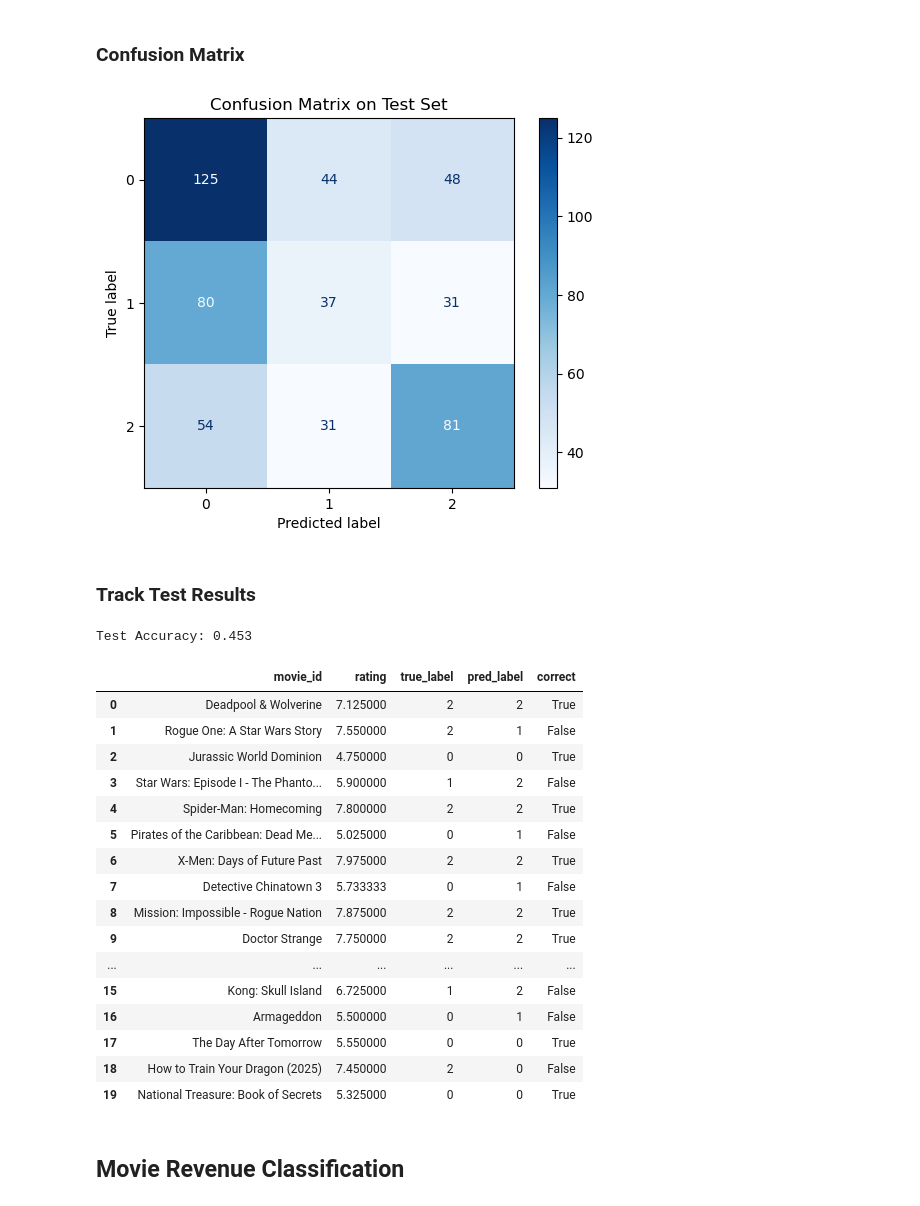
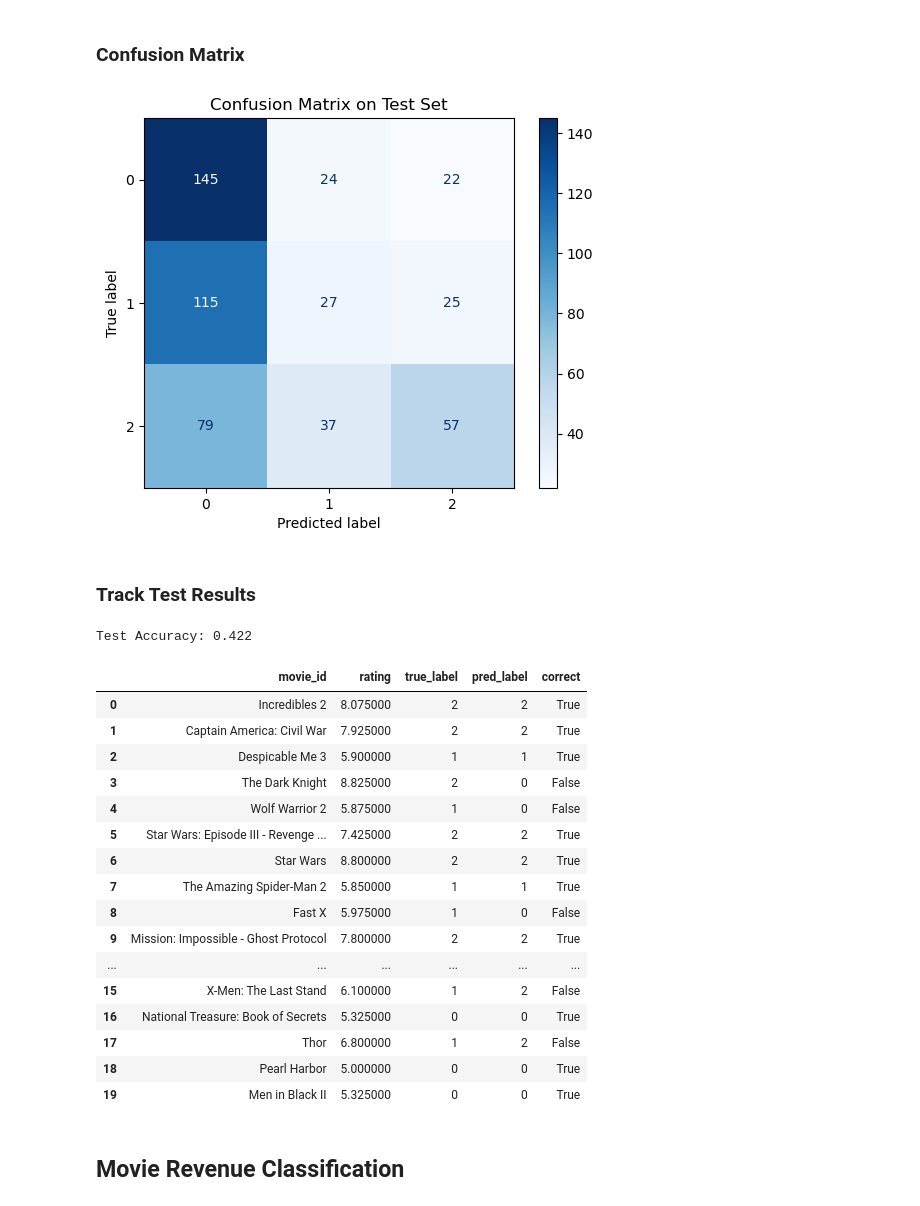
Before and after one commit to gentrylamb/dsan6400-final-project, a Jupyter notebook: code/GCN_Classification.ipynb, the cells around one changed output. Cells and saved outputs as stored; diff of their text form; code cells hidden in the pictures.

```diff
--- a/code/GCN_Classification.ipynb
+++ b/code/GCN_Classification.ipynb
@@ -216,22 +218,25 @@ combined_features = np.hstack([numeric_features, genre_features])
 # %% [markdown]
 ### Bucketize Target Variables
 # %%
-# Bucketize ratings into classes
-def bucketize_rating_quantile(r, ratings, classes):
-    quantiles = [np.quantile(ratings, i / classes) for i in range(1, classes)]
+# Quantile-based rating buckets
+valid_ratings_mask = ~np.isnan(ratings)
+valid_ratings = ratings[valid_ratings_mask]
+classes = 3
+quantiles = [np.quantile(valid_ratings, i / classes) for i in range(1, classes)]
 
+def bucketize_rating_quantile(r, quantiles):
+    if np.isnan(r):
+        return -1
     for i, q in enumerate(quantiles):
         if r <= q:
             return i
-    return classes - 1
+    return len(quantiles)
 
-classes = 3
-labels = np.array([bucketize_rating_quantile(r, ratings, classes) for r in ratings])
+labels = np.array([bucketize_rating_quantile(r, quantiles) for r in ratings])
 
-quantiles = [np.quantile(ratings, i / classes) for i in range(1, classes)]
+# Print readable label ranges
 unique, counts = np.unique(labels, return_counts = True)
 
-# Print readable label ranges
 for label, count in zip(unique, counts):
     if label == 0:
         print(f"Label {label}: {count} movies - (rating <= {quantiles[0]:.2f})")
@@ -325,6 +332,7 @@ test_mask[test_idx] = True
 # Create data object
 data = Data(x = x,
             edge_index = edge_index,
+            edge_weight = edge_weight,
             y = y,
             train_mask = train_mask,
             val_mask = val_mask,
@@ -338,10 +346,10 @@ NaNs per column: [0 0 0 0 0 0 0 0 0 0 0 0 0 0 0 0 0 0 0 0 0 0 0 0]
 ### Tune Hyperparameters
 # %%
 param_grid = {
-    "hidden_dim": [[128], [256], [128, 128], [64, 64, 64, 64]],
+    "hidden_dim": [[16, 16], [16, 32], [32, 32], [64], [32, 64], [128]],
     "lr": [0.01, 0.001],
-    "weight_decay": [5e-4, 1e-3],
-    "optimizer": ["Adam", "SGD", "RMSprop"],
+    "weight_decay": [1e-3],
+    "optimizer": ["Adam", "RMSprop"],
     "dropout_rate": [0.2, 0.3]
 }
 
@@ -381,7 +389,7 @@ Best Validation Loss: 1.0464
 best_model, best_val_loss, train_losses, val_accuracies, val_losses = train_model(
     data = data,
     input_dim = data.num_node_features,
-    output_dim = len(np.unique(labels)),
+    output_dim = len(np.unique(labels_filtered)),
     hidden_dim = best_config["hidden_dim"],
     lr = best_config["lr"],
     weight_decay = best_config["weight_decay"],
@@ -452,26 +460,30 @@ Test Accuracy: 0.4576
 # %% [markdown]
 ### Confusion Matrix
 # %%
-display_labels = np.unique(labels)
+display_labels = np.unique(labels_filtered)
 
 cm = confusion_matrix(y_true, y_pred)
 disp = ConfusionMatrixDisplay(confusion_matrix=cm, display_labels = display_labels)
 disp.plot(cmap = plt.cm.Blues)
 plt.title("Confusion Matrix on Test Set")
 plt.show()
 # %% [output]
-[figure, old version]
+[figure, new version]
 # %% [markdown]
 ### Track Test Results
 # %%
 test_mask = data.test_mask.cpu().numpy()
 test_indices = np.where(test_mask)[0]  # indices of test nodes
 
+# Ensure arrays
+node_ids_array = np.array(node_ids)
+ratings_array = np.array(ratings)
+
 # Get movie names, true labels for test nodes
-movie_ids_test = node_ids[valid_rows][test_indices]
+# Subset for test nodes
+movie_ids_test = node_ids_array[valid_rows][test_indices]
 true_labels_test = labels_filtered[test_indices]
-
-true_ratings_test = ratings[valid_rows][test_indices]
+true_ratings_test = ratings_array[valid_rows][test_indices]
 
 df_test_results = pd.DataFrame({
     "movie_id": movie_ids_test,
@@ -487,24 +499,24 @@ print(f"Test Accuracy: {accuracy:.3f}")
 
 df_test_results.head(20)
 # %% [output]
-Test Accuracy: 0.453
+Test Accuracy: 0.422
 |  | movie_id | rating | true_label | pred_label | correct |
-| 0 | Deadpool & Wolverine | 7.125000 | 2 | 2 | True |
-| 1 | Rogue One: A Star Wars Story | 7.550000 | 2 | 1 | False |
-| 2 | Jurassic World Dominion | 4.750000 | 0 | 0 | True |
-| 3 | Star Wars: Episode I - The Phanto... | 5.900000 | 1 | 2 | False |
-| 4 | Spider-Man: Homecoming | 7.800000 | 2 | 2 | True |
-| 5 | Pirates of the Caribbean: Dead Me... | 5.025000 | 0 | 1 | False |
-| 6 | X-Men: Days of Future Past | 7.975000 | 2 | 2 | True |
-| 7 | Detective Chinatown 3 | 5.733333 | 0 | 1 | False |
-| 8 | Mission: Impossible - Rogue Nation | 7.875000 | 2 | 2 | True |
-| 9 | Doctor Strange | 7.750000 | 2 | 2 | True |
+| 0 | Incredibles 2 | 8.075000 | 2 | 2 | True |
+| 1 | Captain America: Civil War | 7.925000 | 2 | 2 | True |
+| 2 | Despicable Me 3 | 5.900000 | 1 | 1 | True |
+| 3 | The Dark Knight | 8.825000 | 2 | 0 | False |
+| 4 | Wolf Warrior 2 | 5.875000 | 1 | 0 | False |
+| 5 | Star Wars: Episode III - Revenge ... | 7.425000 | 2 | 2 | True |
+| 6 | Star Wars | 8.800000 | 2 | 2 | True |
+| 7 | The Amazing Spider-Man 2 | 5.850000 | 1 | 1 | True |
+| 8 | Fast X | 5.975000 | 1 | 0 | False |
+| 9 | Mission: Impossible - Ghost Protocol | 7.800000 | 2 | 2 | True |
 | ... | ... | ... | ... | ... | ... |
-| 15 | Kong: Skull Island | 6.725000 | 1 | 2 | False |
-| 16 | Armageddon | 5.500000 | 0 | 1 | False |
-| 17 | The Day After Tomorrow | 5.550000 | 0 | 0 | True |
-| 18 | How to Train Your Dragon (2025) | 7.450000 | 2 | 0 | False |
-| 19 | National Treasure: Book of Secrets | 5.325000 | 0 | 0 | True |
+| 15 | X-Men: The Last Stand | 6.100000 | 1 | 2 | False |
+| 16 | National Treasure: Book of Secrets | 5.325000 | 0 | 0 | True |
+| 17 | Thor | 6.800000 | 1 | 2 | False |
+| 18 | Pearl Harbor | 5.000000 | 0 | 0 | True |
+| 19 | Men in Black II | 5.325000 | 0 | 0 | True |
 # %% [markdown]
 ## Movie Revenue Classification
 # %% [markdown]
```
Also changed, not shown: parts of 17 cells of this notebook, 14 other files.
